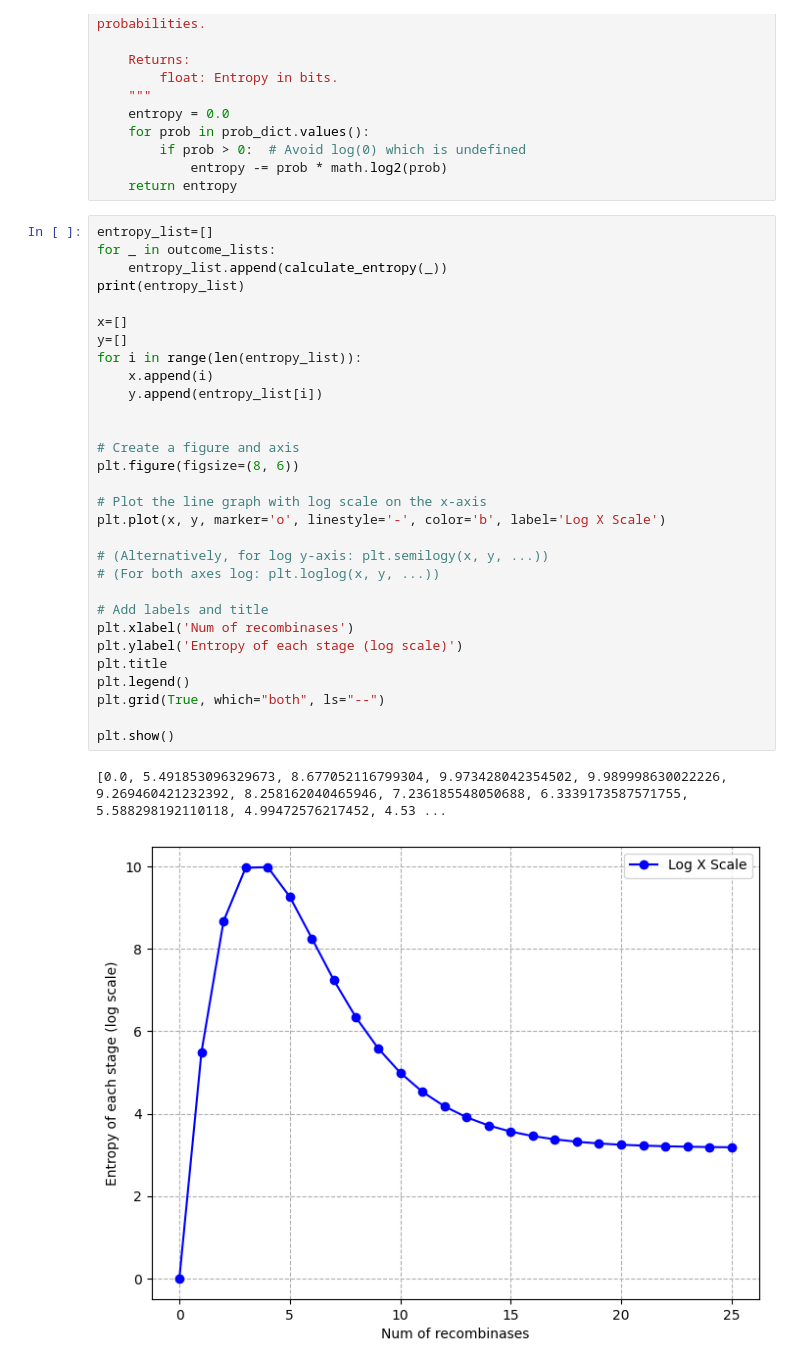
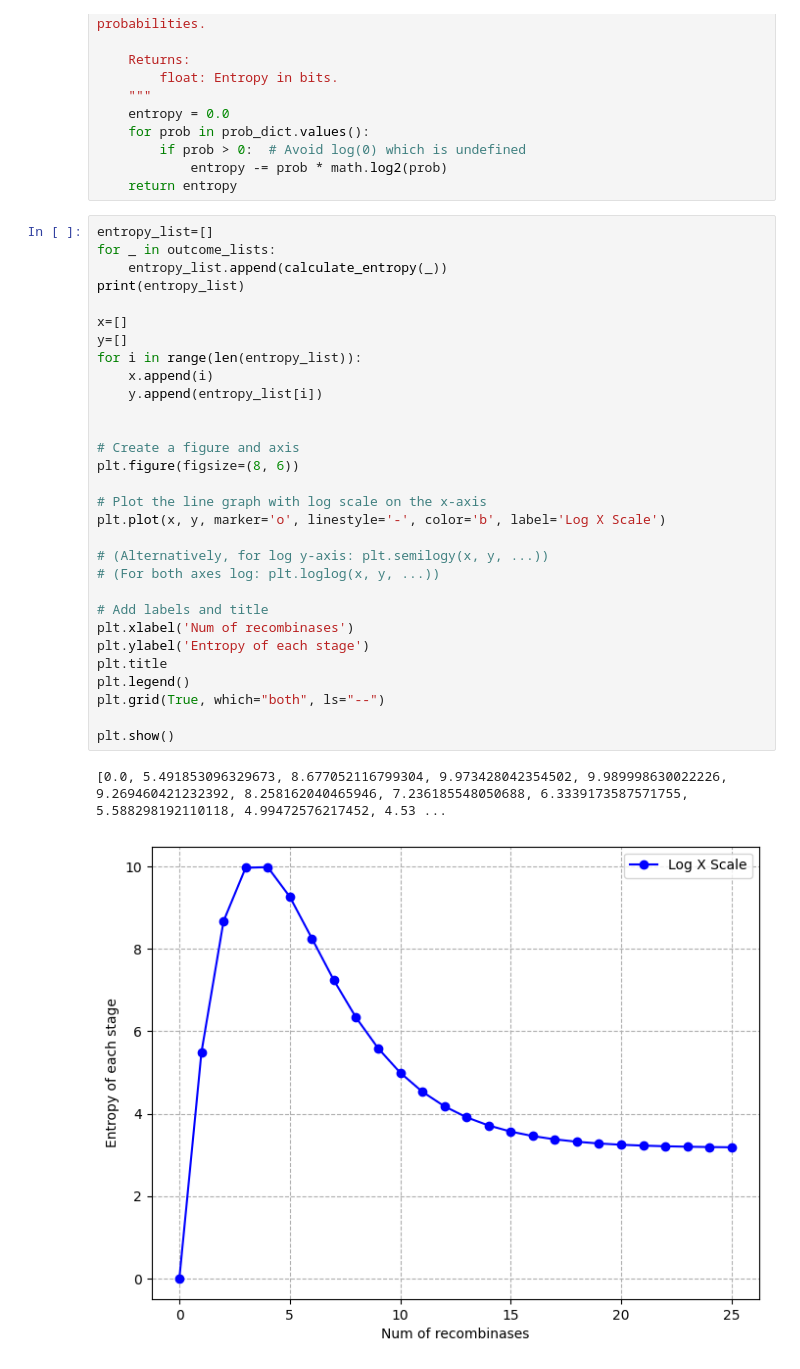
Before and after one commit to ThomasPanYongling/DNA-Recombinase, a Jupyter notebook: Polylox barcoding-absolute counting.ipynb, the cells around one changed output. Cells and saved outputs as stored; diff of their text form.

```diff
--- a/Polylox barcoding-absolute counting.ipynb
+++ b/Polylox barcoding-absolute counting.ipynb
@@ -196,32 +196,32 @@ def calculate_entropy(prob_dict):
 entropy_list=[]
 for _ in outcome_lists:
     entropy_list.append(calculate_entropy(_))
 print(entropy_list)
 
 x=[]
 y=[]
 for i in range(len(entropy_list)):
     x.append(i)
     y.append(entropy_list[i])
 
 
 # Create a figure and axis
 plt.figure(figsize=(8, 6))
 
 # Plot the line graph with log scale on the x-axis
 plt.plot(x, y, marker='o', linestyle='-', color='b', label='Log X Scale')
 
 # (Alternatively, for log y-axis: plt.semilogy(x, y, ...))
 # (For both axes log: plt.loglog(x, y, ...))
 
 # Add labels and title
 plt.xlabel('Num of recombinases')
-plt.ylabel('Entropy of each stage (log scale)')
+plt.ylabel('Entropy of each stage')
 plt.title
 plt.legend()
 plt.grid(True, which="both", ls="--")
 
 plt.show()
 # %% [output]
 [0.0, 5.491853096329673, 8.677052116799304, 9.973428042354502, 9.989998630022226, 9.269460421232392, 8.258162040465946, 7.236185548050688, 6.3339173587571755, 5.588298192110118, 4.99472576217452, 4.53 ...
-[figure, old version]
+[figure, new version]
```
